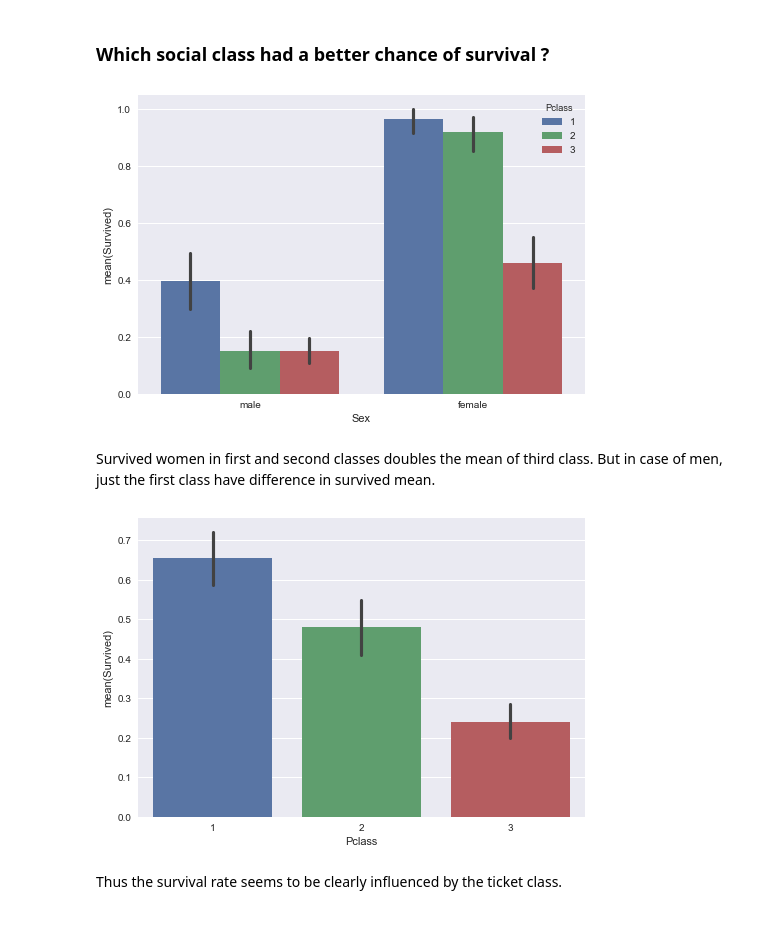
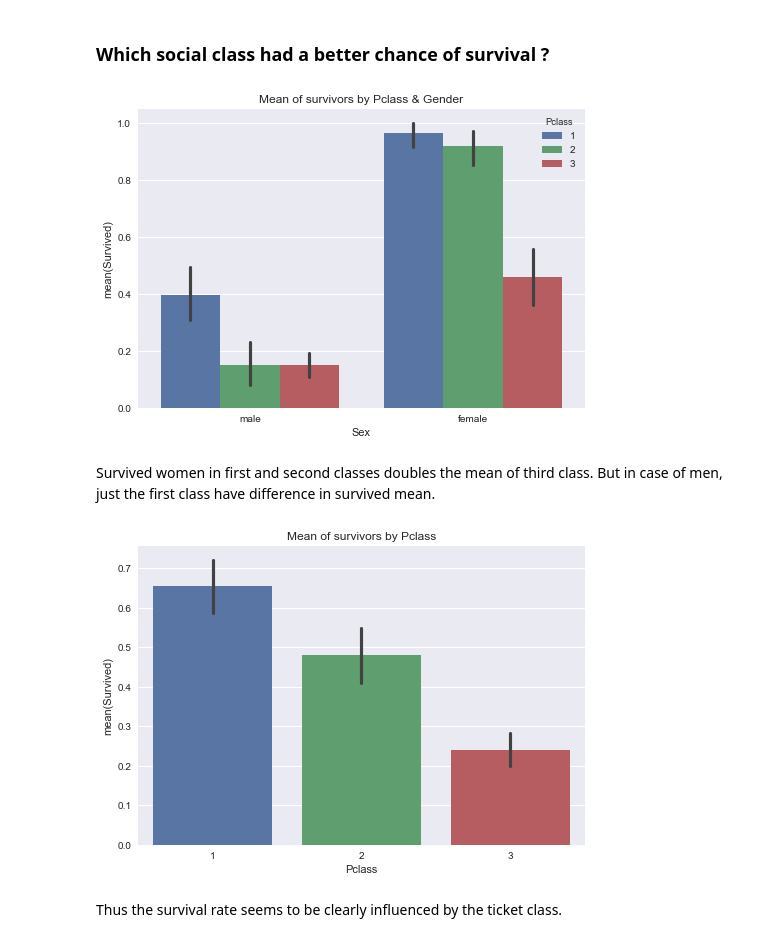
Before and after one commit to dtflaneur/nd-da, a Jupyter notebook: project-3/Titanic Data Investigation.ipynb, the cells around one changed output. Cells and saved outputs as stored; diff of their text form; code cells hidden in the pictures.

```diff
--- a/project-3/Titanic Data Investigation.ipynb
+++ b/project-3/Titanic Data Investigation.ipynb
@@ -298,16 +299,18 @@ This plot shows the % of survived person by age. We see that there are some ages
 ### Which social class had a better chance of survival ?
 # %%
 sns.barplot(data=titanic_df, x="Sex", y="Survived", hue="Pclass")
+sns.plt.title('Mean of survivors by Pclass & Gender')
 sns.plt.show()
 # %% [output]
-[figure, old version]
+[figure, new version]
 # %% [markdown]
 Survived women in first and second classes doubles the mean of third class. But in case of men, just the first class have difference in survived mean.
 # %%
 sns.barplot(data=titanic_df, x="Pclass", y="Survived")
+sns.plt.title('Mean of survivors by Pclass')
 sns.plt.show()
 # %% [output]
-[figure, old version]
+[figure, new version]
 # %% [markdown]
 Thus the survival rate seems to be clearly influenced by the ticket class.
 # %% [markdown]
```
Also changed, not shown: parts of 17 cells of this notebook, 1 other file.
